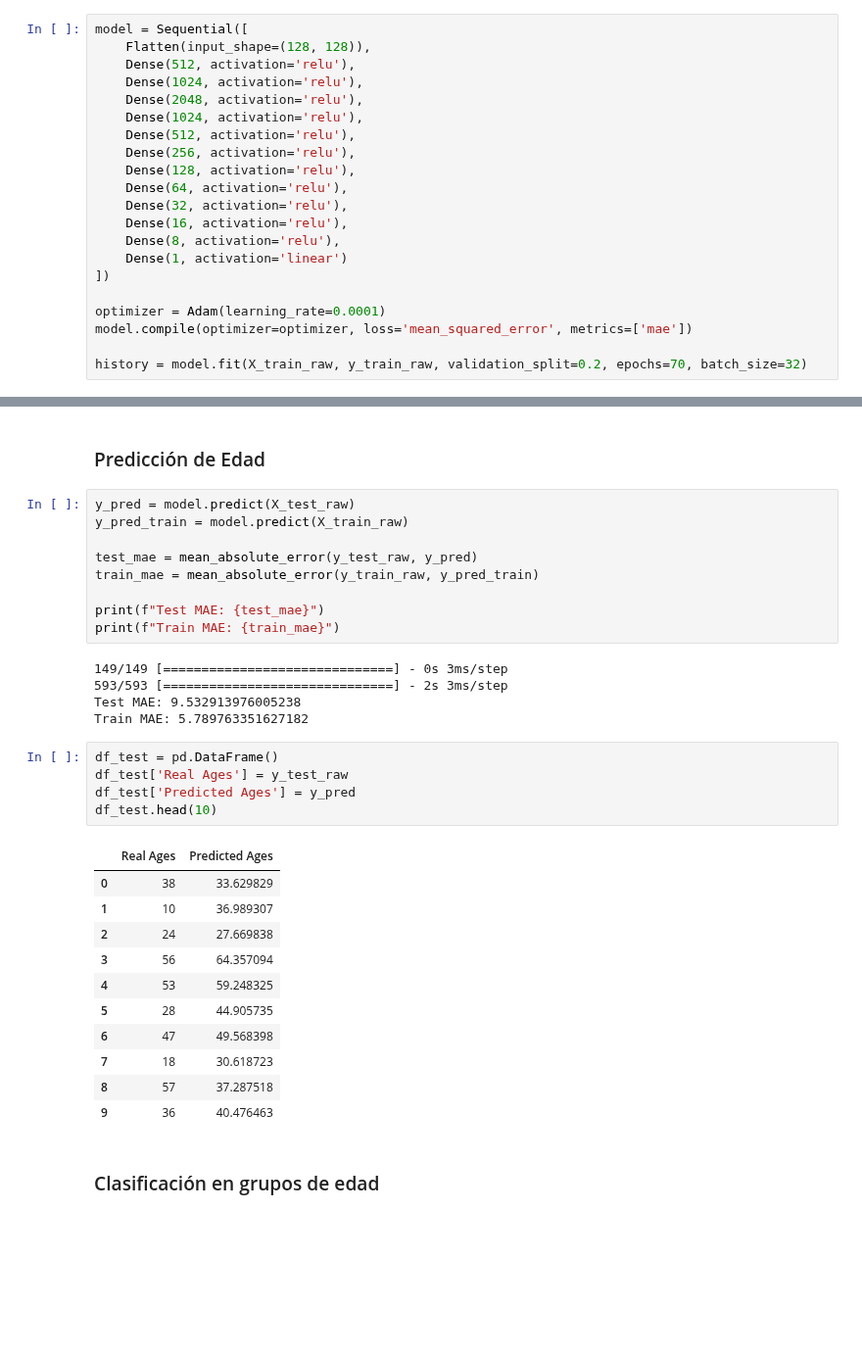
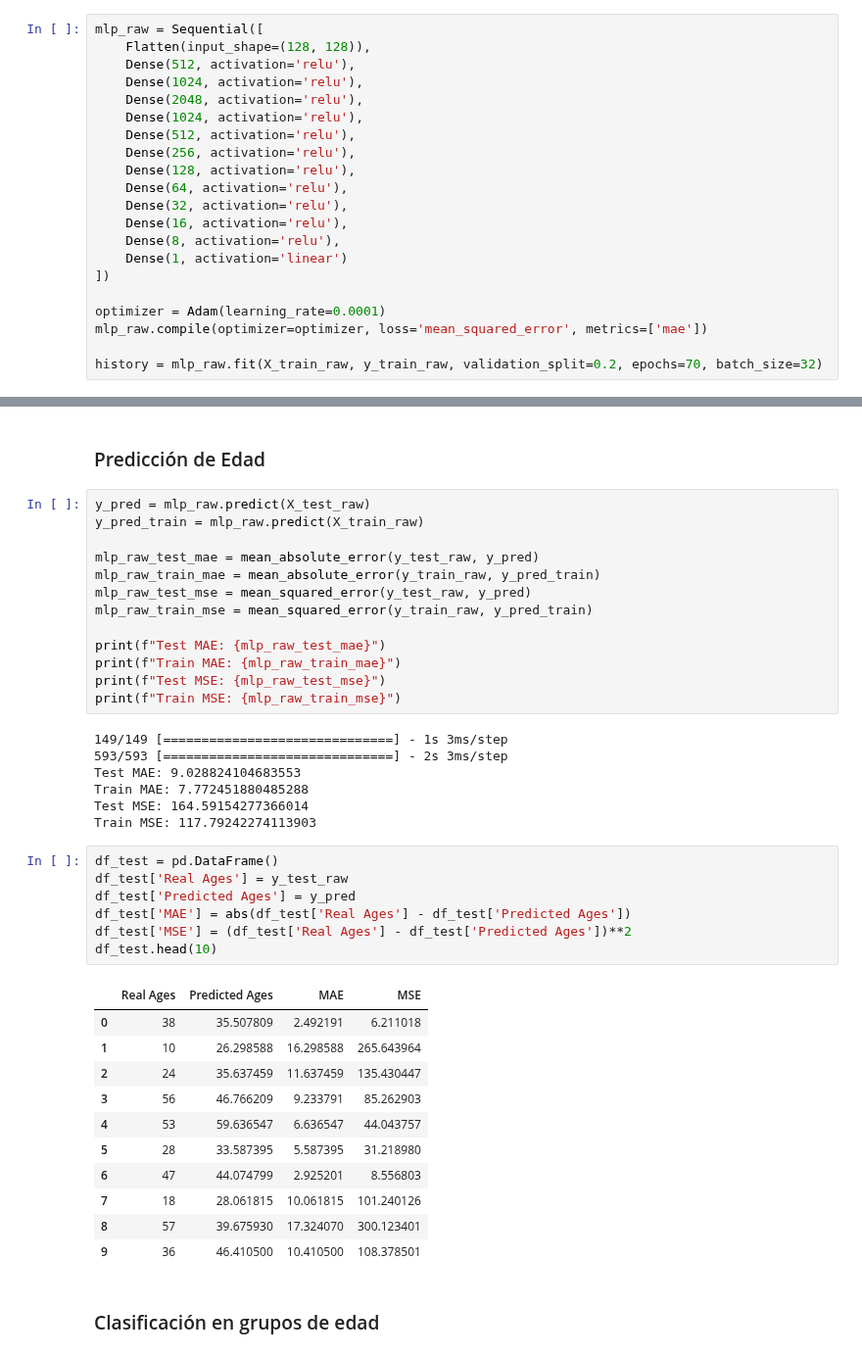
Before and after one commit to danib08/Reconocimiento-de-Patrones, a Jupyter notebook: Proyecto2.ipynb, the cells around one changed output, grey strips where cells are left out. Shown at 98% size. Cells and saved outputs as stored; diff of their text form; blank space fills up the shorter version.

```diff
--- a/Proyecto2.ipynb
+++ b/Proyecto2.ipynb
@@ -185,7 +179,7 @@ y_test_bilat_group = encode_ages(y_test_bilat_group, y_test_bilat)
 # %% [markdown]
 ### Entrenamiento
 # %%
-model = Sequential([
+mlp_raw = Sequential([
     Flatten(input_shape=(128, 128)),
     Dense(512, activation='relu'),
     Dense(1024, activation='relu'),
@@ -202,7 +196,7 @@ model = Sequential([
 ])
 
 optimizer = Adam(learning_rate=0.0001)
-model.compile(optimizer=optimizer, loss='mean_squared_error', metrics=['mae'])
+mlp_raw.compile(optimizer=optimizer, loss='mean_squared_error', metrics=['mae'])
 
-history = model.fit(X_train_raw, y_train_raw, validation_split=0.2, epochs=70, batch_size=32)
+history = mlp_raw.fit(X_train_raw, y_train_raw, validation_split=0.2, epochs=70, batch_size=32)
 # %% [output]
@@ -240,36 +251,44 @@ plt.legend()
 # %% [markdown]
 ### Predicción de Edad
 # %%
-y_pred = model.predict(X_test_raw)
-y_pred_train = model.predict(X_train_raw)
+y_pred = mlp_raw.predict(X_test_raw)
+y_pred_train = mlp_raw.predict(X_train_raw)
 
-test_mae = mean_absolute_error(y_test_raw, y_pred)
-train_mae = mean_absolute_error(y_train_raw, y_pred_train)
+mlp_raw_test_mae = mean_absolute_error(y_test_raw, y_pred)
+mlp_raw_train_mae = mean_absolute_error(y_train_raw, y_pred_train)
+mlp_raw_test_mse = mean_squared_error(y_test_raw, y_pred)
+mlp_raw_train_mse = mean_squared_error(y_train_raw, y_pred_train)
 
-print(f"Test MAE: {test_mae}")
-print(f"Train MAE: {train_mae}")
+print(f"Test MAE: {mlp_raw_test_mae}")
+print(f"Train MAE: {mlp_raw_train_mae}")
+print(f"Test MSE: {mlp_raw_test_mse}")
+print(f"Train MSE: {mlp_raw_train_mse}")
 # %% [output]
-149/149 [==============================] - 0s 3ms/step
+149/149 [==============================] - 1s 3ms/step
 593/593 [==============================] - 2s 3ms/step
-Test MAE: 9.532913976005238
-Train MAE: 5.789763351627182
+Test MAE: 9.028824104683553
+Train MAE: 7.772451880485288
+Test MSE: 164.59154277366014
+Train MSE: 117.79242274113903
 # %%
 df_test = pd.DataFrame()
 df_test['Real Ages'] = y_test_raw
 df_test['Predicted Ages'] = y_pred
+df_test['MAE'] = abs(df_test['Real Ages'] - df_test['Predicted Ages'])
+df_test['MSE'] = (df_test['Real Ages'] - df_test['Predicted Ages'])**2
 df_test.head(10)
 # %% [output]
-|  | Real Ages | Predicted Ages |
-| 0 | 38 | 33.629829 |
-| 1 | 10 | 36.989307 |
-| 2 | 24 | 27.669838 |
-| 3 | 56 | 64.357094 |
-| 4 | 53 | 59.248325 |
-| 5 | 28 | 44.905735 |
-| 6 | 47 | 49.568398 |
-| 7 | 18 | 30.618723 |
-| 8 | 57 | 37.287518 |
-| 9 | 36 | 40.476463 |
+|  | Real Ages | Predicted Ages | MAE | MSE |
+| 0 | 38 | 35.507809 | 2.492191 | 6.211018 |
+| 1 | 10 | 26.298588 | 16.298588 | 265.643964 |
+| 2 | 24 | 35.637459 | 11.637459 | 135.430447 |
+| 3 | 56 | 46.766209 | 9.233791 | 85.262903 |
+| 4 | 53 | 59.636547 | 6.636547 | 44.043757 |
+| 5 | 28 | 33.587395 | 5.587395 | 31.218980 |
+| 6 | 47 | 44.074799 | 2.925201 | 8.556803 |
+| 7 | 18 | 28.061815 | 10.061815 | 101.240126 |
+| 8 | 57 | 39.675930 | 17.324070 | 300.123401 |
+| 9 | 36 | 46.410500 | 10.410500 | 108.378501 |
 # %% [markdown]
 ### Clasificación en grupos de edad
 # %%
```
Also changed, not shown: parts of 12 cells of this notebook.
